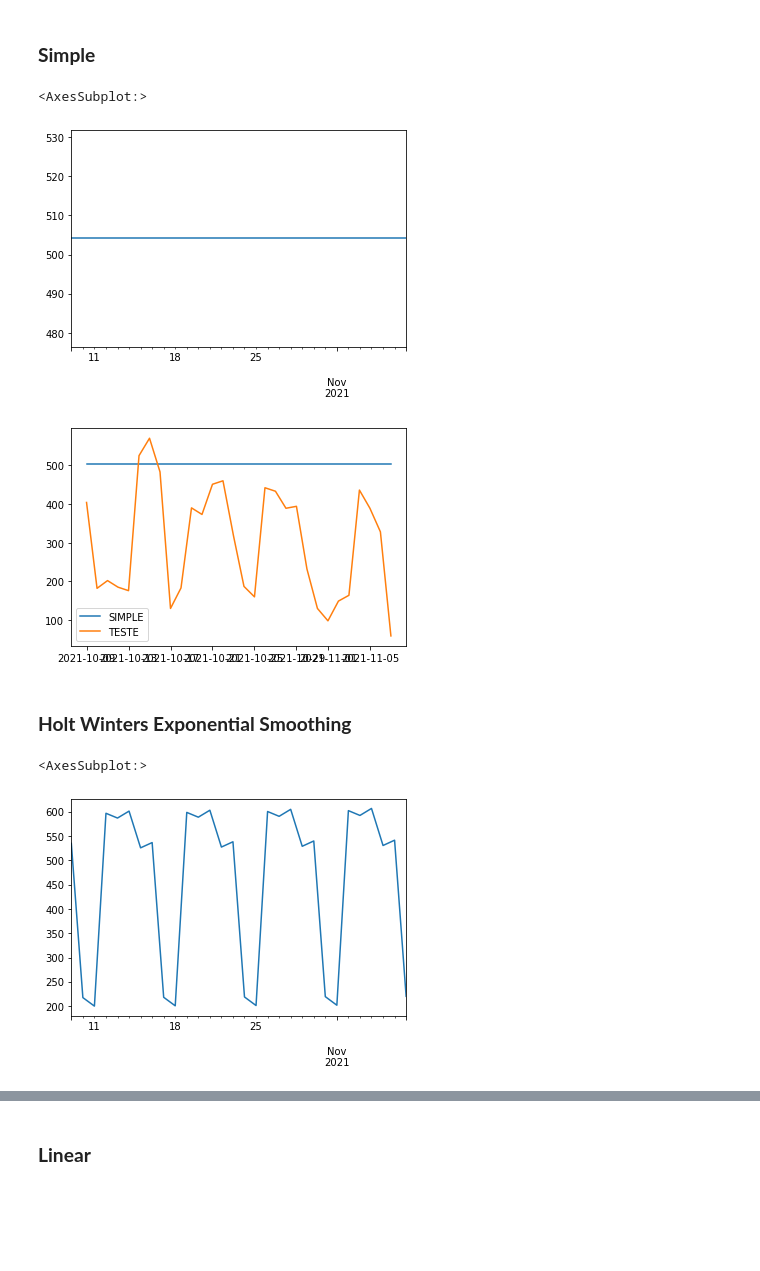
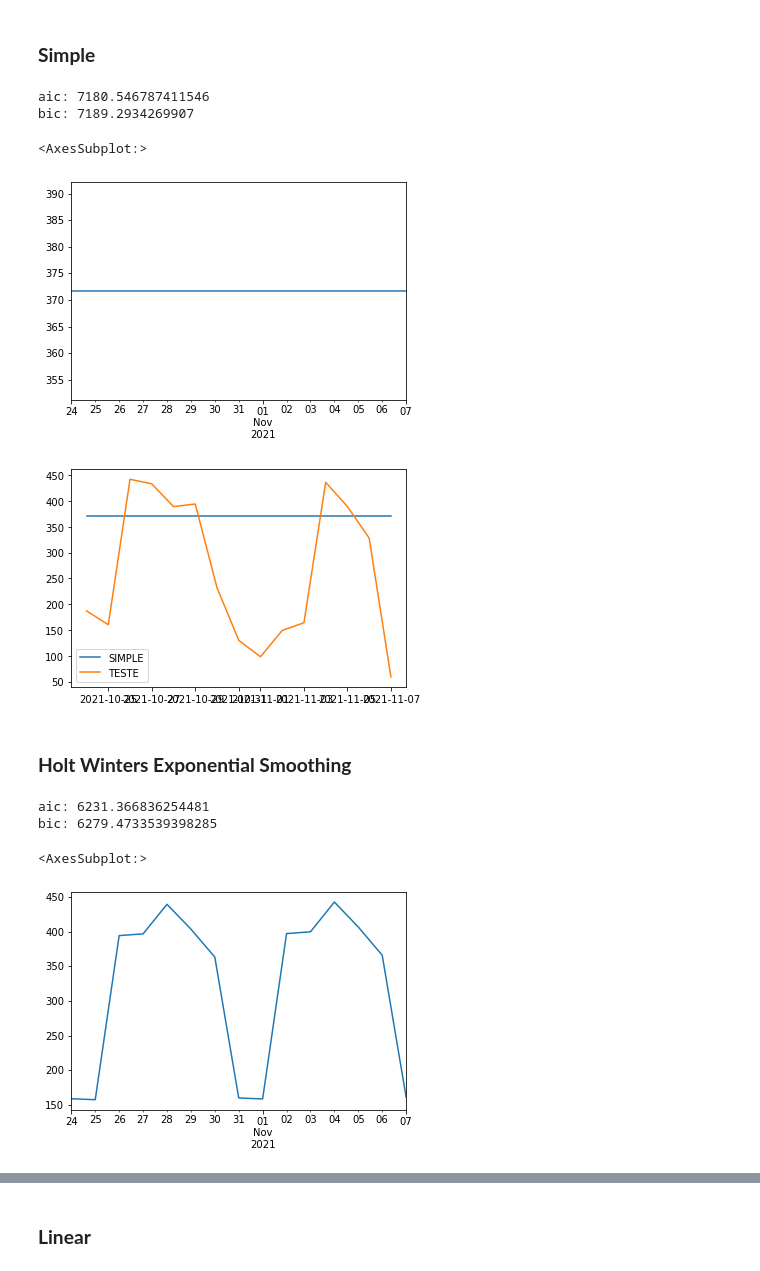
Before and after one commit to AltheusV/CovidTimeSeries, a Jupyter notebook: CovidTimeSeries.ipynb, the cells around one changed output, grey strips where cells are left out. Drawn from its saved outputs; the diff is of its cells as text; code cells hidden in the pictures; blank space fills up the shorter version.

```diff
--- a/CovidTimeSeries.ipynb
+++ b/CovidTimeSeries.ipynb
@@ -279,16 +181,17 @@ data
 # %% [markdown]
 ## **Dividir Treino e Teste**
 # %%
-#Extrair tendencia, sazonalidade e residuo
 import pandas as pd
+
 df = pd.read_csv('data/covid_br_obitos.csv', sep= ';')
+df['data'] = pd.to_datetime(df["data"])
 df.set_index('data',inplace = True)
 df = df[df['obitos']>0]
 df = df.asfreq(freq= 'D')
 
-df_train, df_test = df.iloc[:-30], df.iloc[-30:]
+df_train, df_test = df.iloc[:-15], df.iloc[-15:]
 
-df_test.head(60)
+df_train.head(60)
 # %% [output]
 |  | obitos |
 | data |  |
@@ -314,13 +217,17 @@ df_test.head(60)
 ### **Simple**
 # %%
 from statsmodels.tsa.holtwinters import SimpleExpSmoothing
-simp_smo = SimpleExpSmoothing(df_train)
+simp_smo = SimpleExpSmoothing(df_train, initialization_method='heuristic')
 simp_smo_fit = simp_smo.fit()
-simp_smo_forecast = simp_smo_fit.forecast(30)
+simp_smo_forecast = simp_smo_fit.forecast(15)
+print('aic:',simp_smo_fit.aic)
+print('bic:',simp_smo_fit.bic)
 simp_smo_forecast.plot()
 # %% [output]
-<AxesSubplot:>
+aic: 7180.546787411546
+bic: 7189.2934269907
+<AxesSubplot:>
-[figure, old version]
+[figure, new version]
 # %%
 from matplotlib import pyplot as plt
 
@@ -330,18 +237,22 @@ plt.plot(df_test, label= 'TESTE')
 plt.legend()
 plt.show()
 # %% [output]
-[figure, old version]
+[figure, new version]
 # %% [markdown]
 ### **Holt Winters Exponential Smoothing**
 # %%
 from statsmodels.tsa.holtwinters import ExponentialSmoothing
-exp_smo = ExponentialSmoothing(df_train, trend= 'mul', seasonal= 'mul', seasonal_periods= 7, freq= 'D')
+exp_smo = ExponentialSmoothing(df_train, trend= 'mul', seasonal= 'mul', seasonal_periods= 7, freq= 'D', use_boxcox=True, initialization_method='heuristic')
 exp_smo_fit = exp_smo.fit()
-exp_smo_forecast = exp_smo_fit.forecast(30)
+exp_smo_forecast = exp_smo_fit.forecast(15)
+print('aic:', exp_smo_fit.aic)
+print('bic:', exp_smo_fit.bic)
 exp_smo_forecast.plot()
 # %% [output]
-<AxesSubplot:>
+aic: 6231.366836254481
+bic: 6279.4733539398285
+<AxesSubplot:>
-[figure, old version]
+[figure, new version]
 # %%
 from matplotlib import pyplot as plt
 
```
Also changed, not shown: parts of 27 cells of this notebook, 1 other file.
